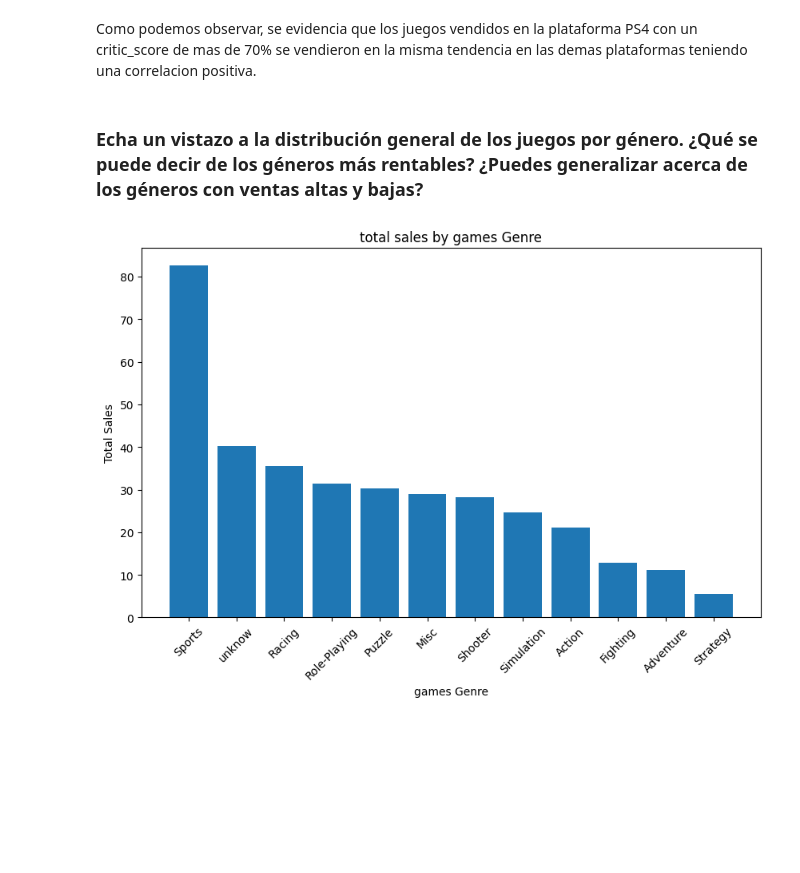
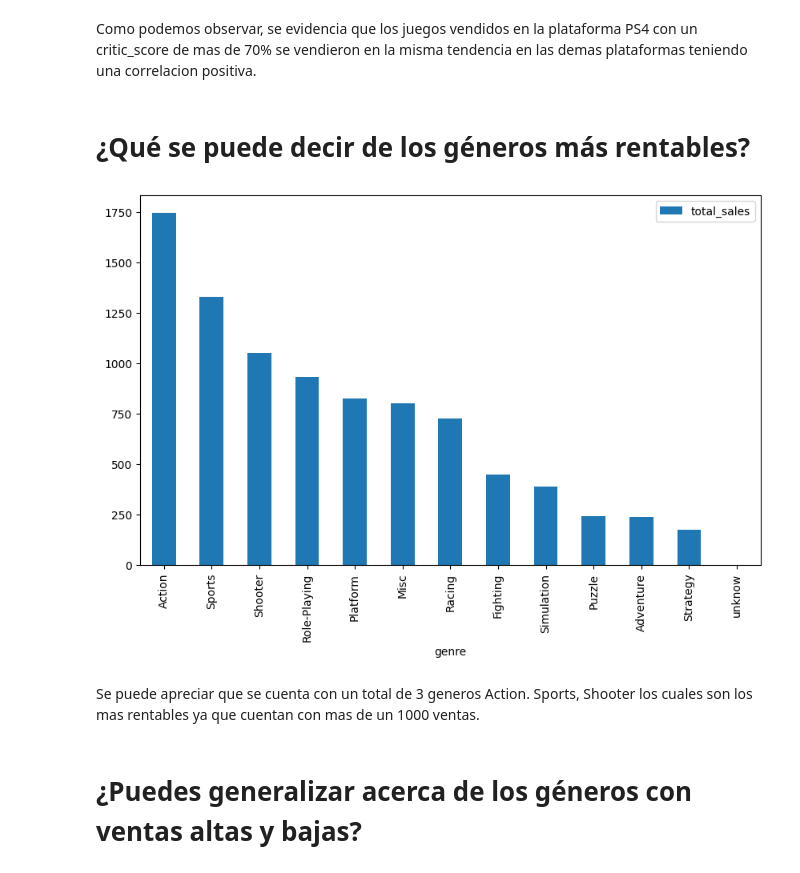
Before and after one commit to Nicobpm/selled_games_around_the_world, a Jupyter notebook: Proyect_games.ipynb, the cells around one changed output. Drawn from its saved outputs; the diff is of its cells as text; code cells hidden in the pictures; blank space fills up the shorter version.

```diff
--- a/Proyect_games.ipynb
+++ b/Proyect_games.ipynb
@@ -57,7 +57,6 @@ adicional se puede evidenciar que hay juegos que no han sido valorados por los c
 # %%
 df["year_of_release"] = df["year_of_release"].fillna(0)
 df["genre"] = df["genre"].fillna("unknow")
-df["genre"] = df["genre"].replace("Platform", "unknow")
 df["name"] = df["name"].fillna("unknow")
 df["critic_score"] = df["critic_score"].fillna("NaN")
 df["user_score"] = df["user_score"].replace("tbd", "NaN")
@@ -289,15 +287,16 @@ plt.show()
 [figure]
 # %% [markdown]
 Como podemos observar, se evidencia que los juegos vendidos en la plataforma PS4 con un critic_score de mas de 70% se vendieron en la misma tendencia en las demas plataformas teniendo una correlacion positiva.
+# %% [markdown]
+# ¿Qué se puede decir de los géneros más rentables?
+# %%
+df_pivot_games=df.pivot_table(index="genre",values="total_sales",aggfunc="sum",).sort_values(by="total_sales",ascending=False)
+df_pivot_games.plot(kind="bar",
+                    figsize=(10,6))
+plt.show()
+# %% [output]
+[figure, added]
+# %% [markdown]
+Se puede apreciar que se cuenta con un total de 3 generos Action. Sports, Shooter  los cuales son los mas rentables ya que cuentan con mas de un 1000 ventas.
 # %% [markdown]
-### **Echa un vistazo a la distribución general de los juegos por género. ¿Qué se puede decir de los géneros más rentables? ¿Puedes generalizar acerca de los géneros con ventas altas y bajas?**
+# ¿Puedes generalizar acerca de los géneros con ventas altas y bajas?
-# %%
-plt.figure(figsize=(10, 6))
-plt.bar(df['genre'], df['total_sales'])
-plt.xlabel('games Genre')
-plt.ylabel('Total Sales')
-plt.title('total sales by games Genre')
-plt.xticks(rotation=45)
-plt.show()
-# %% [output]
-[figure, removed]
```
Also changed, not shown: parts of 6 cells of this notebook.
